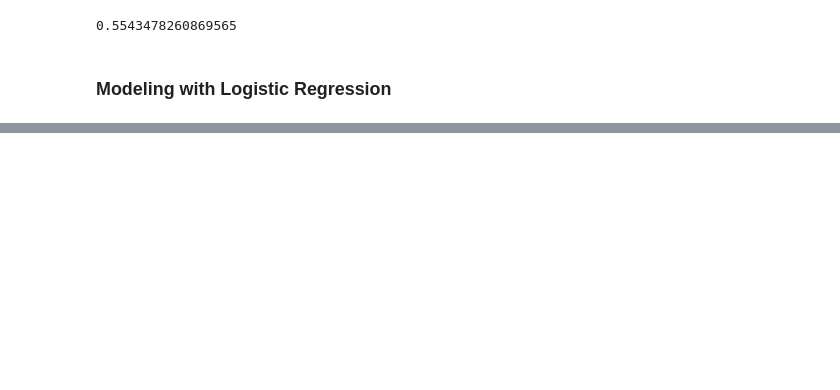
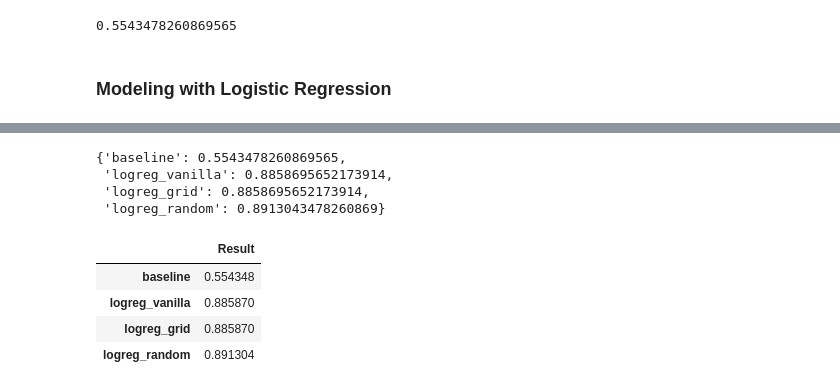
Before and after one commit to shandytp/heart_failure_prediction, a Jupyter notebook: modeling-logistic-regression.ipynb, the cells around one changed output, grey strips where cells are left out. Drawn from its saved outputs; the diff is of its cells as text; code cells hidden in the pictures; blank space fills up the shorter version.

```diff
--- a/modeling-logistic-regression.ipynb
+++ b/modeling-logistic-regression.ipynb
@@ -528,0 +701,2 @@ dummy_clf.score(X_test_final, y_test)
+# %%
+best_logreg_random.fit(X_train_final, y_train)
@@ -528,0 +742,5 @@ dummy_clf.score(X_test_final, y_test)
+# %%
+y_pred_test_random = best_logreg_random.predict(X_test_final)
+# %%
+acc_test_random = accuracy_score(y_test, y_pred_test_random)
+acc_test_random
@@ -528,0 +767,24 @@ dummy_clf.score(X_test_final, y_test)
+# %%
+result_data = {
+    "baseline": acc_test_dummy,
+    "logreg_vanilla": acc_test,
+    "logreg_grid": acc_test_grid,
+    "logreg_random": acc_test_random
+}
+# %%
+result_data
+# %% [output]
+{'baseline': 0.5543478260869565,
+ 'logreg_vanilla': 0.8858695652173914,
+ 'logreg_grid': 0.8858695652173914,
+ 'logreg_random': 0.8913043478260869}
+# %%
+data = pd.Series(result_data).to_frame("Result")
+
+data
+# %% [output]
+|  | Result |
+| baseline | 0.554348 |
+| logreg_vanilla | 0.885870 |
+| logreg_grid | 0.885870 |
+| logreg_random | 0.891304 |
```
Also changed, not shown: parts of 41 cells of this notebook.
